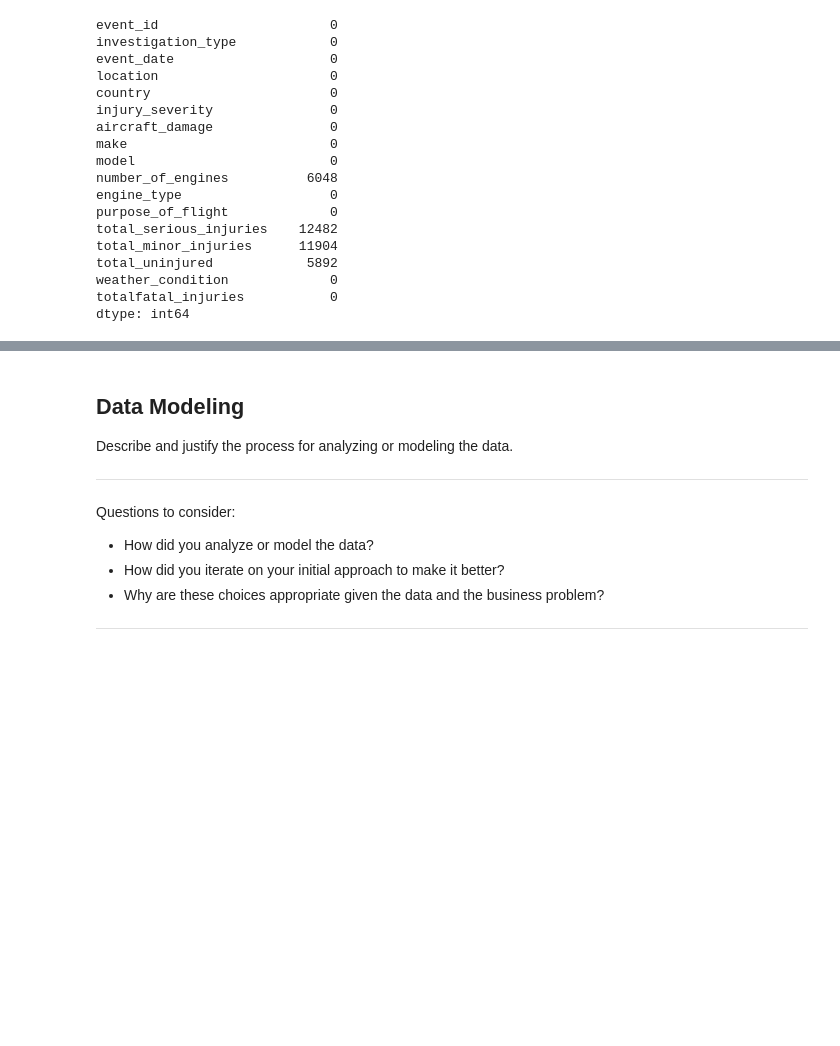
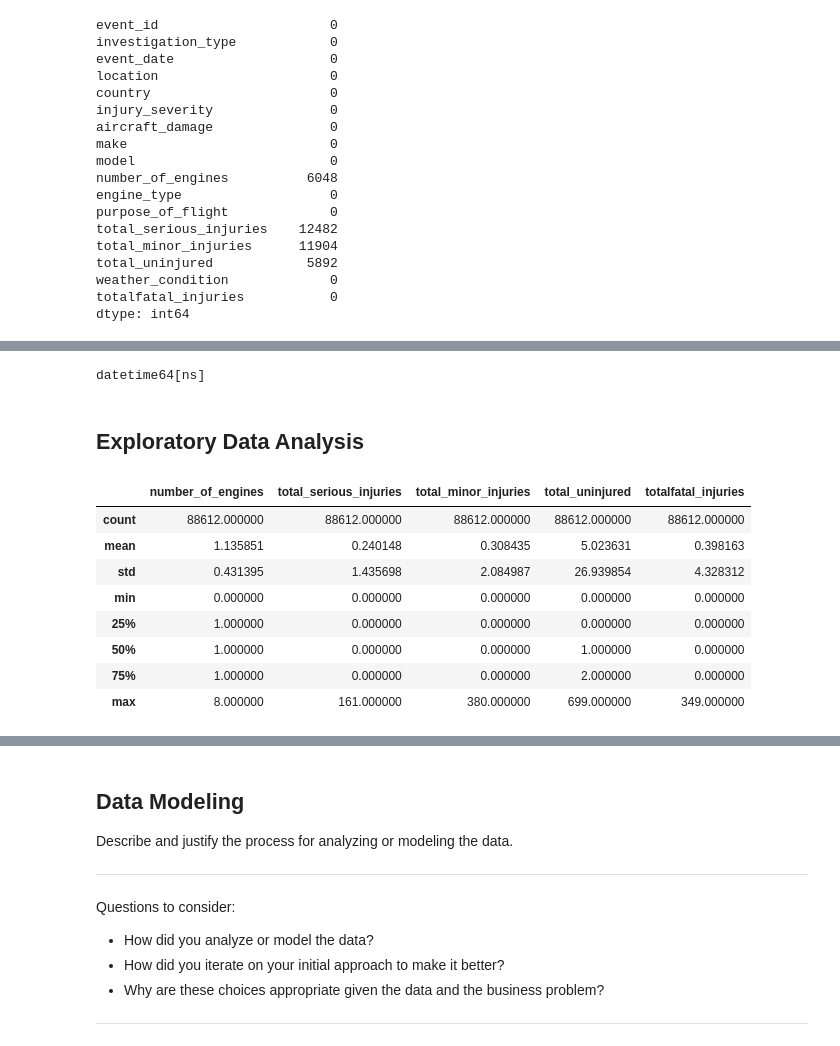
Before and after one commit to ianbett-hub/Phase-1-project, a Jupyter notebook: dsc-phase1-project-template.ipynb, the cells around one changed output, grey strips where cells are left out. Drawn from its saved outputs; the diff is of its cells as text; code cells hidden in the pictures; blank space fills up the shorter version.

```diff
--- a/dsc-phase1-project-template.ipynb
+++ b/dsc-phase1-project-template.ipynb
@@ -508,0 +571,5 @@ dtype: int64
+# %%
+# Check the data type of the 'event_date' column
+print(avi_df_clean['event_date'].dtypes)
+# %% [output]
+datetime64[ns]
@@ -508,0 +579,16 @@ dtype: int64
+# %% [markdown]
+## Exploratory Data Analysis
+# %%
+# Summary Statistics
+
+avi_df_clean.describe()
+# %% [output]
+|  | number_of_engines | total_serious_injuries | total_minor_injuries | total_uninjured | totalfatal_injuries |
+| count | 88612.000000 | 88612.000000 | 88612.000000 | 88612.000000 | 88612.000000 |
+| mean | 1.135851 | 0.240148 | 0.308435 | 5.023631 | 0.398163 |
+| std | 0.431395 | 1.435698 | 2.084987 | 26.939854 | 4.328312 |
+| min | 0.000000 | 0.000000 | 0.000000 | 0.000000 | 0.000000 |
+| 25% | 1.000000 | 0.000000 | 0.000000 | 0.000000 | 0.000000 |
+| 50% | 1.000000 | 0.000000 | 0.000000 | 1.000000 | 0.000000 |
+| 75% | 1.000000 | 0.000000 | 0.000000 | 2.000000 | 0.000000 |
+| max | 8.000000 | 161.000000 | 380.000000 | 699.000000 | 349.000000 |
```
Also changed, not shown: parts of 14 cells of this notebook.
